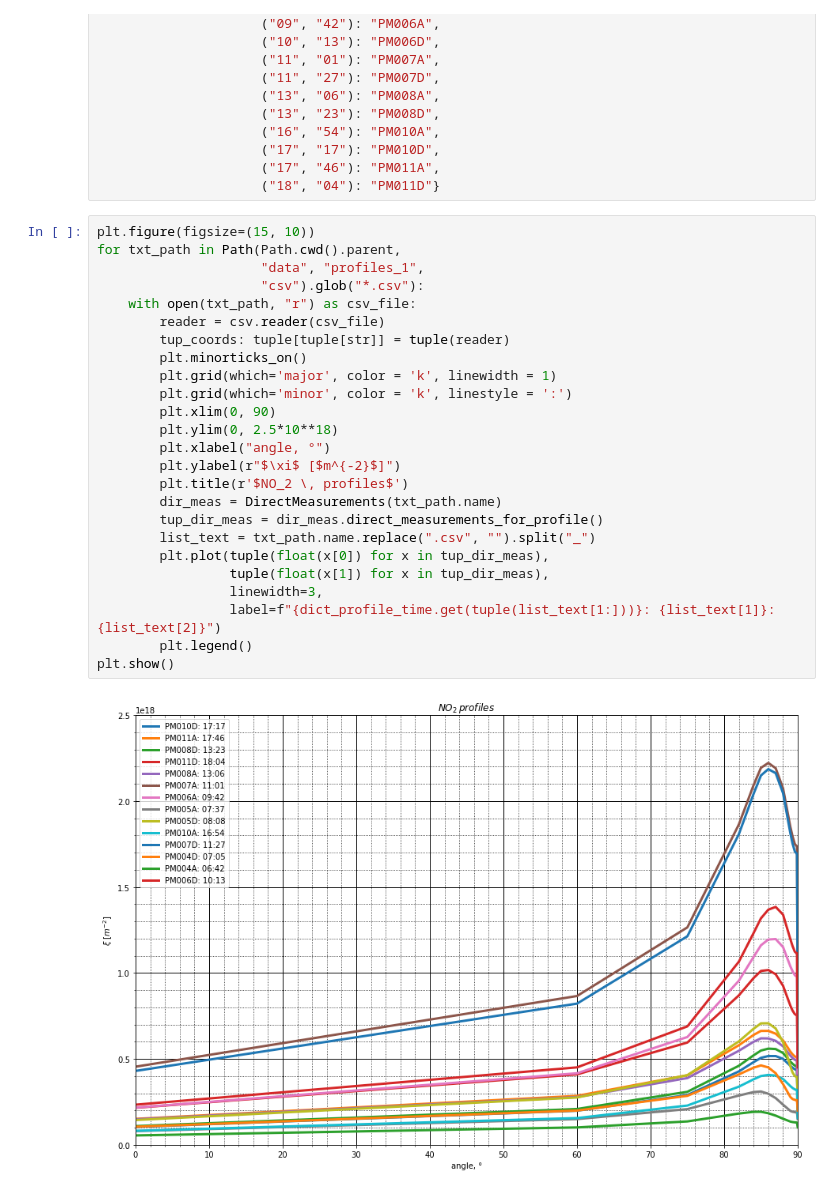
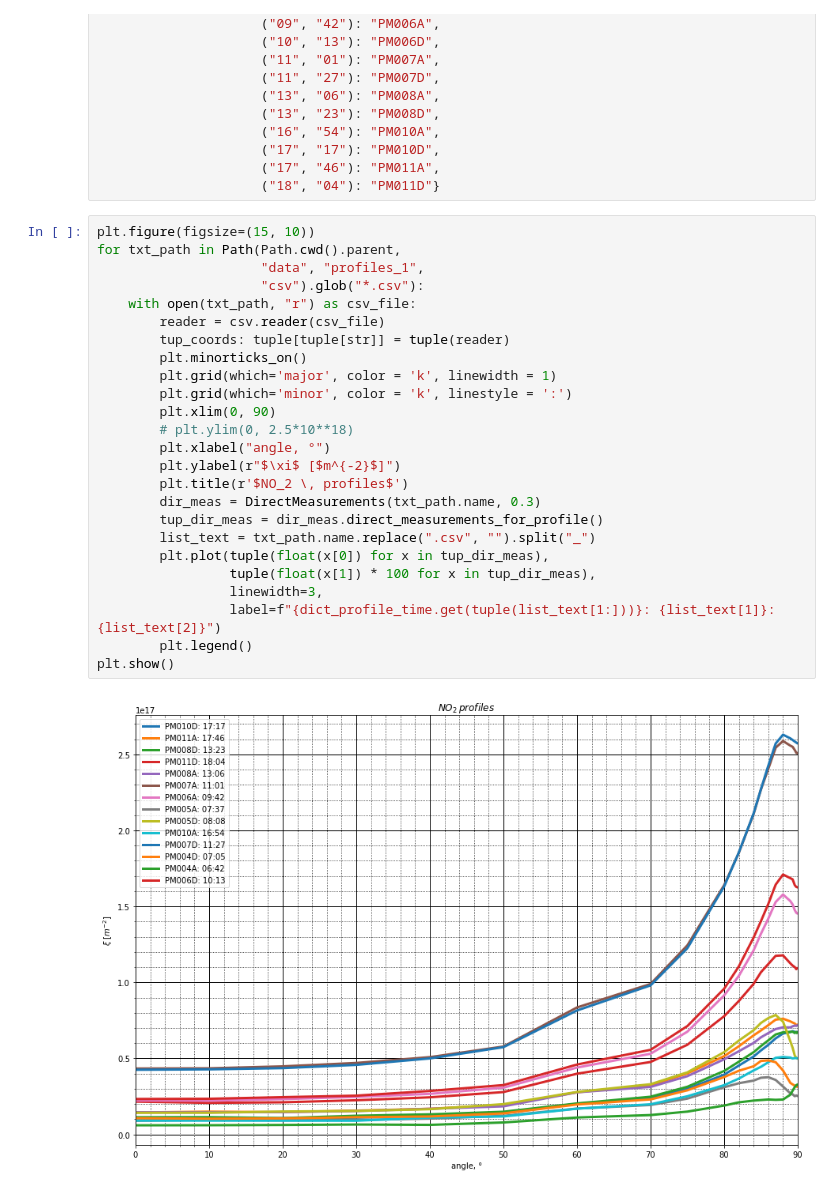
Before and after one commit to Mkrie/thesis, a Jupyter notebook: notebooks/direct_meas.ipynb, the cells around one changed output. Drawn from its saved outputs; the diff is of its cells as text.

```diff
--- a/notebooks/direct_meas.ipynb
+++ b/notebooks/direct_meas.ipynb
@@ -37,27 +37,27 @@ dict_profile_time = {("06", "42"): "PM004A",
 # %%
 plt.figure(figsize=(15, 10))
 for txt_path in Path(Path.cwd().parent,
                      "data", "profiles_1",
                      "csv").glob("*.csv"):
     with open(txt_path, "r") as csv_file:
         reader = csv.reader(csv_file)
         tup_coords: tuple[tuple[str]] = tuple(reader)
         plt.minorticks_on()
         plt.grid(which='major', color = 'k', linewidth = 1)
         plt.grid(which='minor', color = 'k', linestyle = ':')
         plt.xlim(0, 90)
-        plt.ylim(0, 2.5*10**18)
+        # plt.ylim(0, 2.5*10**18)
         plt.xlabel("angle, °")
         plt.ylabel(r"$\xi$ [$m^{-2}$]")
         plt.title(r'$NO_2 \, profiles$')
-        dir_meas = DirectMeasurements(txt_path.name)
+        dir_meas = DirectMeasurements(txt_path.name, 0.3)
         tup_dir_meas = dir_meas.direct_measurements_for_profile()
         list_text = txt_path.name.replace(".csv", "").split("_")
         plt.plot(tuple(float(x[0]) for x in tup_dir_meas),
-                 tuple(float(x[1]) for x in tup_dir_meas),
+                 tuple(float(x[1]) * 100 for x in tup_dir_meas),
                  linewidth=3,
                  label=f"{dict_profile_time.get(tuple(list_text[1:]))}: {list_text[1]}:{list_text[2]}")
         plt.legend()
 plt.show()
 # %% [output]
-[figure, old version]
+[figure, new version]
```
Also changed, not shown: 41 other files.
